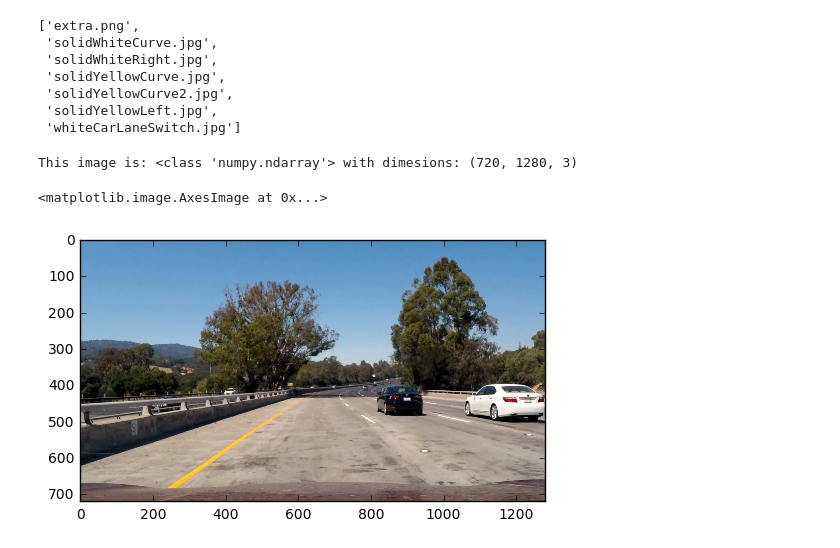
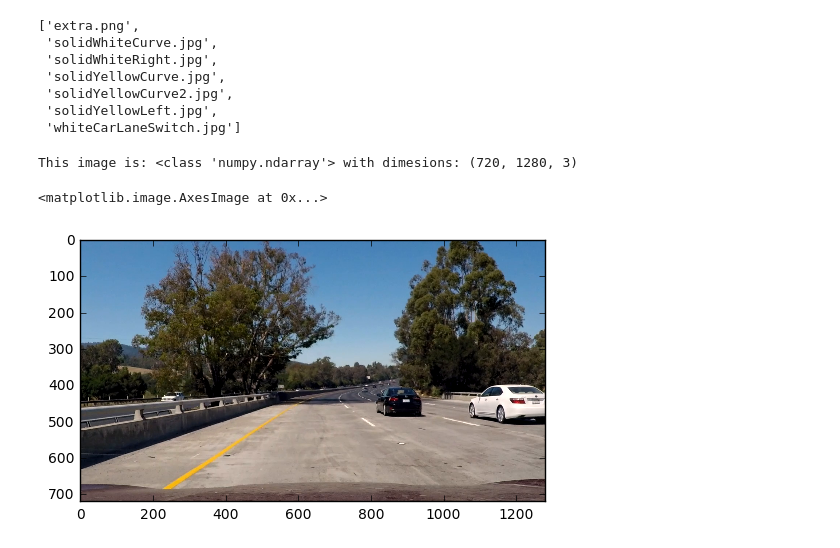
Before and after one commit to valery-nguyen/CarND-LaneLines-P1, a Jupyter notebook: Assignment_01_VTN_Dec11-Extra_Credit.ipynb, the cells around one changed output. Saved outputs shown, nothing was run; the diff lists cells and outputs as text; code cells hidden in the pictures.

```diff
--- a/Assignment_01_VTN_Dec11-Extra_Credit.ipynb
+++ b/Assignment_01_VTN_Dec11-Extra_Credit.ipynb
@@ -215,13 +241,13 @@ def weighted_img(img, initial_img, α=0.8, β=1., λ=0.):
 # %%
 #reading in an image
 
 #image = mpimg.imread('test_images/solidYellowCurve.jpg')
-image = VideoFileClip('challenge.mp4').get_frame(4.5)
+image = VideoFileClip('challenge.mp4').get_frame(5)
 
 #printing out some stats and plotting
 print('This image is:', type(image), 'with dimesions:', image.shape)
 plt.imshow(image)  #call as plt.imshow(gray, cmap='gray') to show a grayscaled image
 # %% [output]
 This image is: <class 'numpy.ndarray'> with dimesions: (720, 1280, 3)
 <matplotlib.image.AxesImage at 0x...>
-[figure, old version]
+[figure, new version]
```
Also changed, not shown: parts of 12 cells of this notebook.
